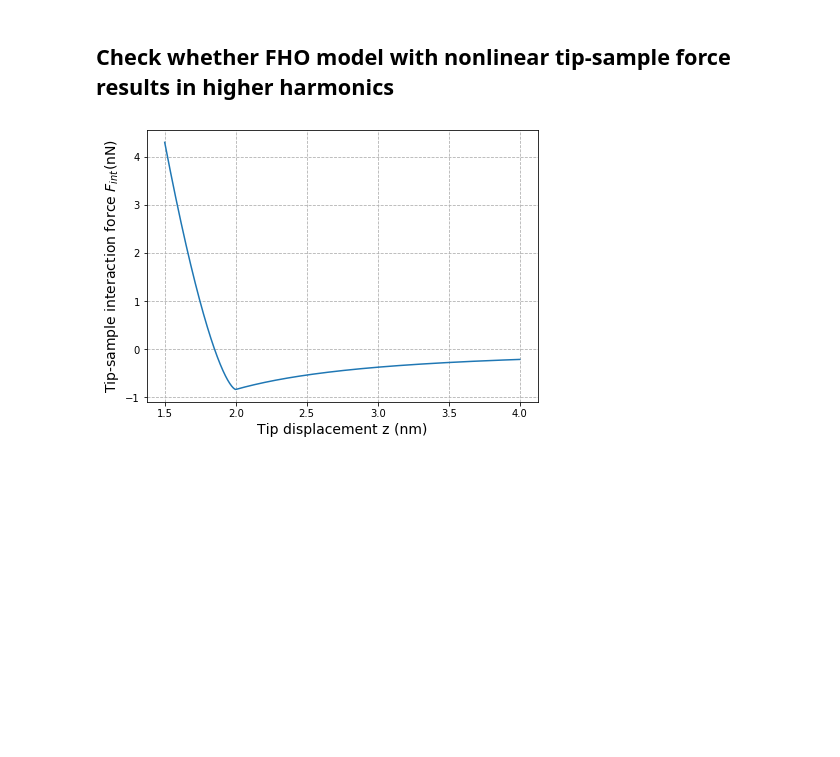
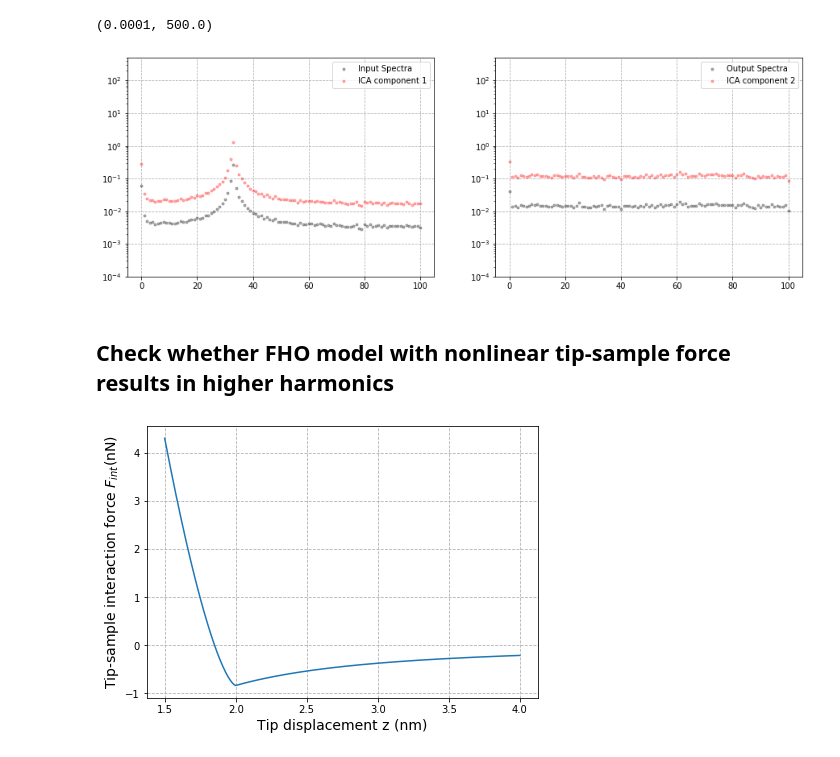
Before and after one commit to Jhko725/Contact-Point-Detection, a Jupyter notebook: Prototyping.ipynb, the cells around one changed output. Drawn from its saved outputs; the diff is of its cells as text; code cells hidden in the pictures; blank space fills up the shorter version.

```diff
--- a/Prototyping.ipynb
+++ b/Prototyping.ipynb
@@ -39,0 +100,26 @@ print(header)
+# %%
+from sklearn.decomposition import FastICA
+ica = FastICA(n_components = 2)
+
+result = ica.fit_transform(z[ind,:,:])
+result_fft = np.abs(np.fft.rfft(result, axis = 0))
+# %%
+result_fft = AveragedSpectra(result, 50, 0)
+# %%
+fig, axes = plt.subplots(1, 2, figsize = (15, 5))
+axes[0].plot(z_fft[ind, :, 0], '.k', alpha = 0.3, label = 'Input Spectra')
+axes[0].plot(result_fft[:, 0], '.r', alpha = 0.3, label = 'ICA component 1')
+axes[0].grid(ls = '--')
+axes[0].legend(loc = 'best')
+axes[0].set_yscale('log')
+axes[0].set_ylim(1e-4, 5e2)
+
+axes[1].plot(z_fft[ind, :, 1], '.k', alpha = 0.3, label = 'Output Spectra')
+axes[1].plot(result_fft[:, 1], '.r', alpha = 0.3, label = 'ICA component 2')
+axes[1].grid(ls = '--')
+axes[1].legend(loc = 'best')
+axes[1].set_yscale('log')
+axes[1].set_ylim(1e-4, 5e2)
+# %% [output]
+(0.0001, 500.0)
+[figure, added]
```
Also changed, not shown: parts of 13 cells of this notebook.
